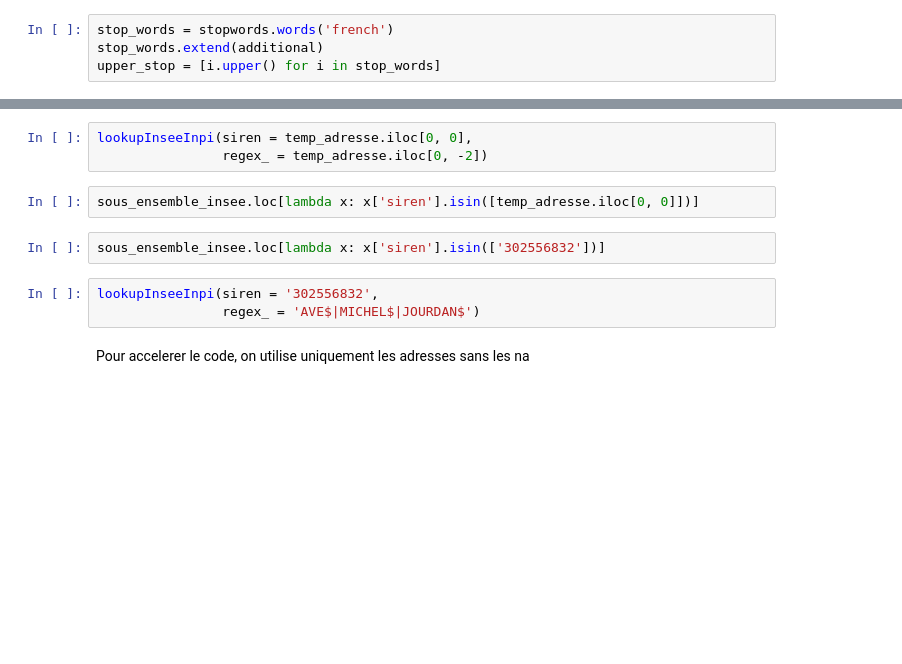
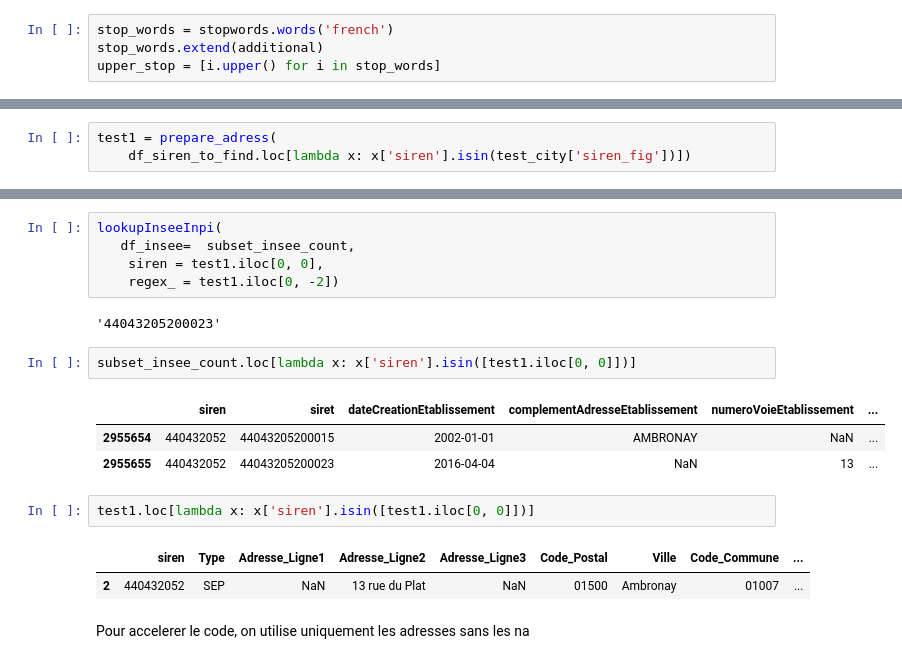
Before and after one commit to thomaspernet/InseeInpi_matching, a Jupyter notebook: Notebooks_matching/ETS.ipynb, the cells around one changed output, grey strips where cells are left out. Saved outputs shown, nothing was run; the diff lists cells and outputs as text; blank space fills up the shorter version.

Commit message:
test parallel

```diff
--- a/Notebooks_matching/ETS.ipynb
+++ b/Notebooks_matching/ETS.ipynb
@@ -1133,0 +1160,3 @@ temp_adresse['Adresse_Ligne3_clean_reg'] = temp_adresse['Adresse_Ligne3_clean_sp
+# %%
+test1 = prepare_adress(
+    df_siren_to_find.loc[lambda x: x['siren'].isin(test_city['siren_fig'])])
@@ -1136,13 +1190,21 @@ temp_adresse.iloc[0, :]
 # %%
-lookupInseeInpi(siren = temp_adresse.iloc[0, 0],
-                regex_ = temp_adresse.iloc[0, -2])
+lookupInseeInpi(
+   df_insee=  subset_insee_count,
+    siren = test1.iloc[0, 0],
+    regex_ = test1.iloc[0, -2])
+# %% [output]
+'44043205200023'
 # %%
-sous_ensemble_insee.loc[lambda x: x['siren'].isin([temp_adresse.iloc[0, 0]])]
+subset_insee_count.loc[lambda x: x['siren'].isin([test1.iloc[0, 0]])]
+# %% [output]
+|  | siren | siret | dateCreationEtablissement | complementAdresseEtablissement | numeroVoieEtablissement | ... |
+| 2955654 | 440432052 | 44043205200015 | 2002-01-01 | AMBRONAY | NaN | ... |
+| 2955655 | 440432052 | 44043205200023 | 2016-04-04 | NaN | 13 | ... |
 # %%
-sous_ensemble_insee.loc[lambda x: x['siren'].isin(['302556832'])]
+test1.loc[lambda x: x['siren'].isin([test1.iloc[0, 0]])]
+# %% [output]
+|  | siren | Type | Adresse_Ligne1 | Adresse_Ligne2 | Adresse_Ligne3 | Code_Postal | Ville | Code_Commune | ... |
+| 2 | 440432052 | SEP | NaN | 13 rue du Plat | NaN | 01500 | Ambronay | 01007 | ... |
-# %%
-lookupInseeInpi(siren = '302556832',
-                regex_ = 'AVE$|MICHEL$|JOURDAN$')
 # %% [markdown]
 Pour accelerer le code, on utilise uniquement les adresses sans les na
 # %% [markdown]
```
Also changed, not shown: parts of 116 cells of this notebook.
